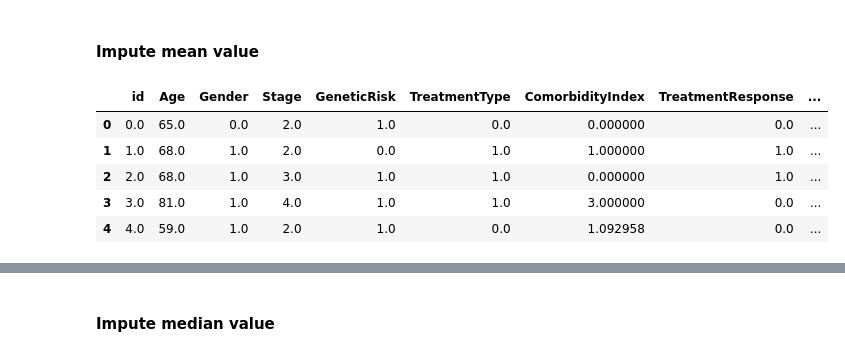
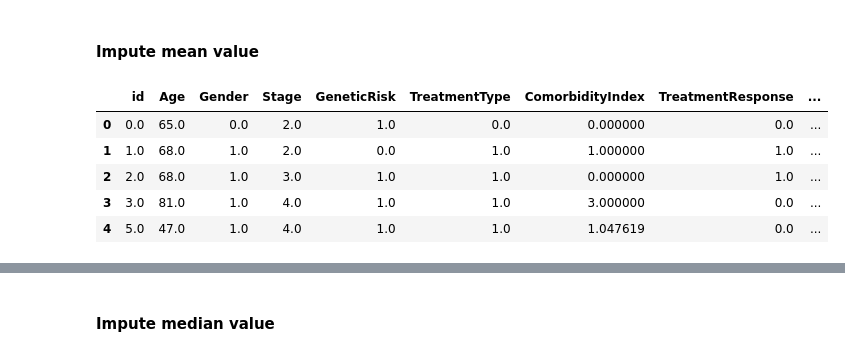
Before and after one commit to magdaa08/multiple_myeloma_survival, a Jupyter notebook: ml_nova_multiple_myeloma_survival.ipynb, the cells around one changed output, grey strips where cells are left out. Drawn from its saved outputs; the diff is of its cells as text; code cells hidden in the pictures.

```diff
--- a/ml_nova_multiple_myeloma_survival.ipynb
+++ b/ml_nova_multiple_myeloma_survival.ipynb
@@ -655,0 +647,3 @@ df_train.head()
+# %%
+df_train_with_missing = df_train.dropna(subset=['SurvivalTime'])
+df_train_with_missing.head()
@@ -737,17 +738,17 @@ Standard deviation of cMSE of the imputed with contant value=0 model: 1.12
 # %%
 imputer_mean = SimpleImputer(missing_values=np.nan, strategy='mean')
 
-imputed_data_mean = imputer_mean.fit_transform(df_train)
-df_imputed_mean = pd.DataFrame(imputed_data_mean, columns=df_train.columns)
+imputed_data_mean = imputer_mean.fit_transform(df_train_with_missing)
+df_imputed_mean = pd.DataFrame(imputed_data_mean, columns=df_train_with_missing.columns)
 
 df_imputed_mean.head()
 # %% [output]
 |  | id | Age | Gender | Stage | GeneticRisk | TreatmentType | ComorbidityIndex | TreatmentResponse | ... |
 | 0 | 0.0 | 65.0 | 0.0 | 2.0 | 1.0 | 0.0 | 0.000000 | 0.0 | ... |
 | 1 | 1.0 | 68.0 | 1.0 | 2.0 | 0.0 | 1.0 | 1.000000 | 1.0 | ... |
 | 2 | 2.0 | 68.0 | 1.0 | 3.0 | 1.0 | 1.0 | 0.000000 | 1.0 | ... |
 | 3 | 3.0 | 81.0 | 1.0 | 4.0 | 1.0 | 1.0 | 3.000000 | 0.0 | ... |
-| 4 | 4.0 | 59.0 | 1.0 | 2.0 | 1.0 | 0.0 | 1.092958 | 0.0 | ... |
+| 4 | 5.0 | 47.0 | 1.0 | 4.0 | 1.0 | 1.0 | 1.047619 | 0.0 | ... |
 # %%
 X_imputed_mean = df_imputed_mean.drop(columns=["Censored", "SurvivalTime"])
 censored_imputed_mean = df_imputed_mean[["Censored"]]
```
Also changed, not shown: parts of 20 cells of this notebook, 3 other files.
